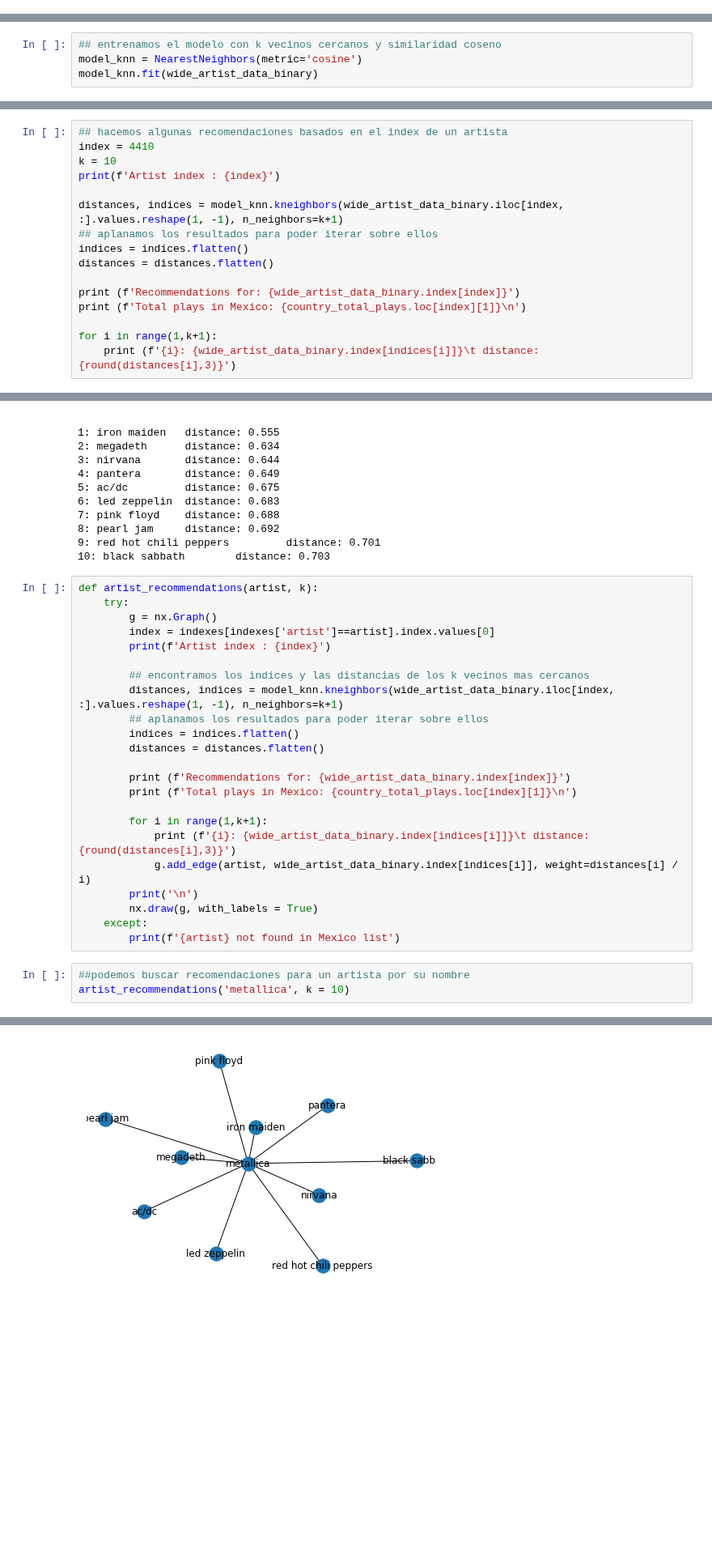
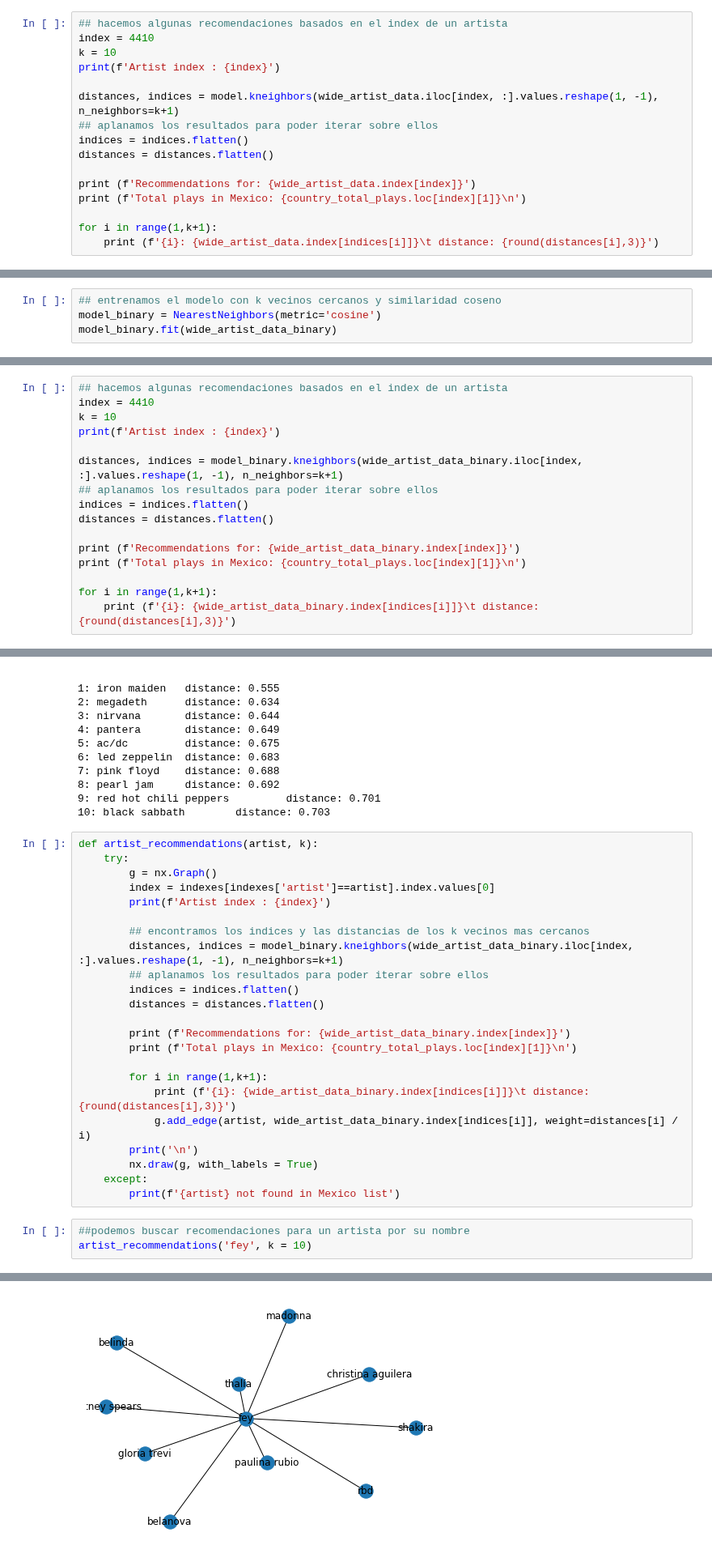
Before and after one commit to carlosgeovany/MachineLearning, a Jupyter notebook: Recommender.ipynb, the cells around one changed output, grey strips where cells are left out. Shown at 81% size. Saved outputs shown, nothing was run; the diff lists cells and outputs as text; blank space fills up the shorter version.

```diff
--- a/Recommender.ipynb
+++ b/Recommender.ipynb
@@ -329,0 +335,16 @@ El desempeño de KNN sufrirá la maldición de la dimensionalidad si usa "distan
+# %%
+## hacemos algunas recomendaciones basados en el index de un artista
+index = 4410
+k = 10
+print(f'Artist index : {index}')
+
+distances, indices = model.kneighbors(wide_artist_data.iloc[index, :].values.reshape(1, -1), n_neighbors=k+1)
+## aplanamos los resultados para poder iterar sobre ellos
+indices = indices.flatten()
+distances = distances.flatten()
+
+print (f'Recommendations for: {wide_artist_data.index[index]}')
+print (f'Total plays in Mexico: {country_total_plays.loc[index][1]}\n')
+
+for i in range(1,k+1):
+    print (f'{i}: {wide_artist_data.index[indices[i]]}\t distance: {round(distances[i],3)}')
@@ -330,7 +369,7 @@ El desempeño de KNN sufrirá la maldición de la dimensionalidad si usa "distan
 # %%
 ## entrenamos el modelo con k vecinos cercanos y similaridad coseno
-model_knn = NearestNeighbors(metric='cosine')
-model_knn.fit(wide_artist_data_binary)
+model_binary = NearestNeighbors(metric='cosine')
+model_binary.fit(wide_artist_data_binary)
 # %% [output]
 NearestNeighbors(metric='cosine')
 # %%
@@ -339,7 +378,7 @@ index = 4410
 k = 10
 print(f'Artist index : {index}')
 
-distances, indices = model_knn.kneighbors(wide_artist_data_binary.iloc[index, :].values.reshape(1, -1), n_neighbors=k+1)
+distances, indices = model_binary.kneighbors(wide_artist_data_binary.iloc[index, :].values.reshape(1, -1), n_neighbors=k+1)
 ## aplanamos los resultados para poder iterar sobre ellos
 indices = indices.flatten()
 distances = distances.flatten()
@@ -372,7 +411,7 @@ def artist_recommendations(artist, k):
         print(f'Artist index : {index}')
 
         ## encontramos los indices y las distancias de los k vecinos mas cercanos
-        distances, indices = model_knn.kneighbors(wide_artist_data_binary.iloc[index, :].values.reshape(1, -1), n_neighbors=k+1)
+        distances, indices = model_binary.kneighbors(wide_artist_data_binary.iloc[index, :].values.reshape(1, -1), n_neighbors=k+1)
         ## aplanamos los resultados para poder iterar sobre ellos
         indices = indices.flatten()
         distances = distances.flatten()
@@ -389,5 +428,5 @@ def artist_recommendations(artist, k):
         print(f'{artist} not found in Mexico list')
 # %%
 ##podemos buscar recomendaciones para un artista por su nombre
-artist_recommendations('metallica', k = 10)
+artist_recommendations('fey', k = 10)
 # %% [output]
@@ -408,4 +447,4 @@ Total plays in Mexico: 182254
-[figure, old version]
+[figure, new version]
 # %% [markdown]
 ## Referencias
 
```
Also changed, not shown: parts of 8 cells of this notebook.
